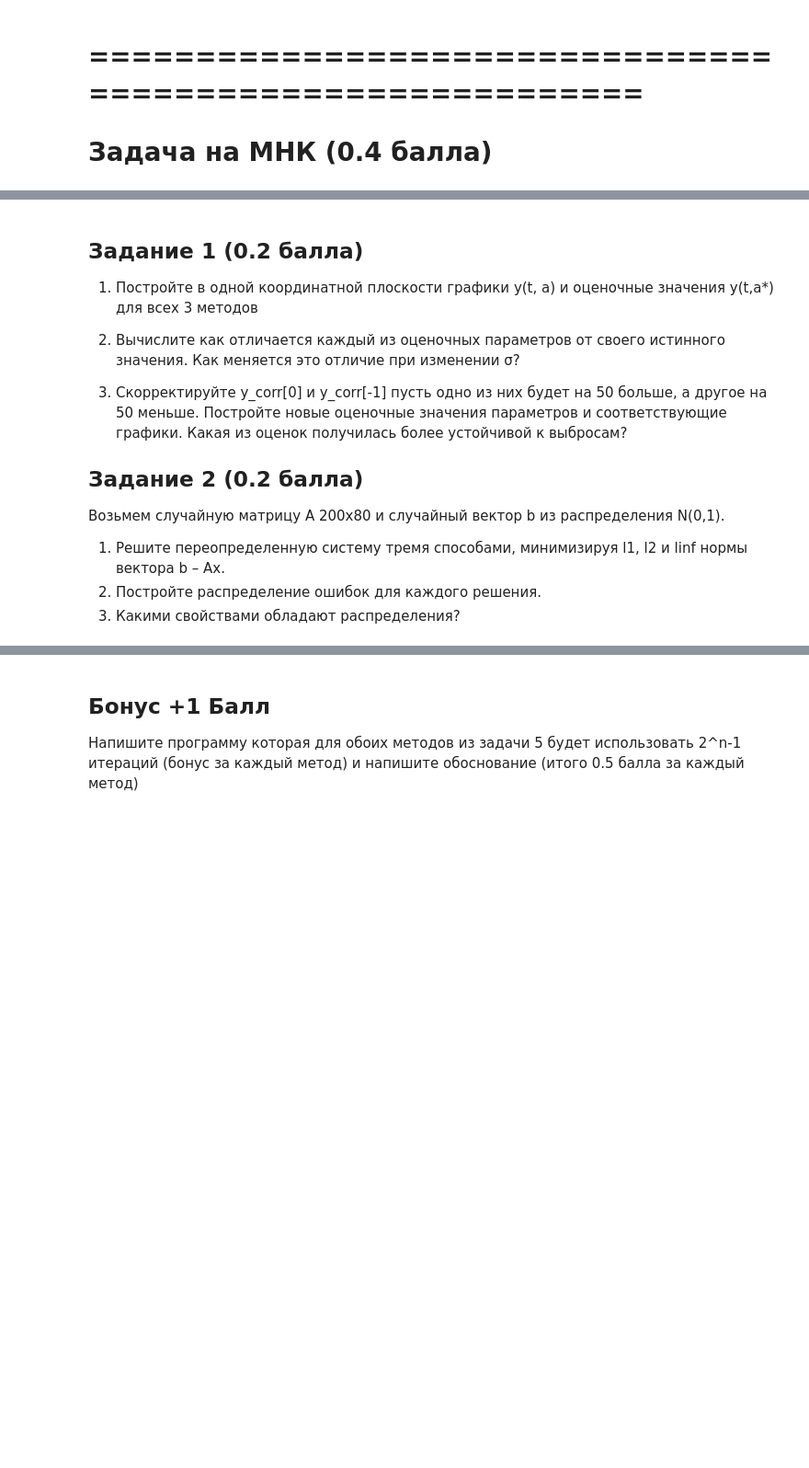
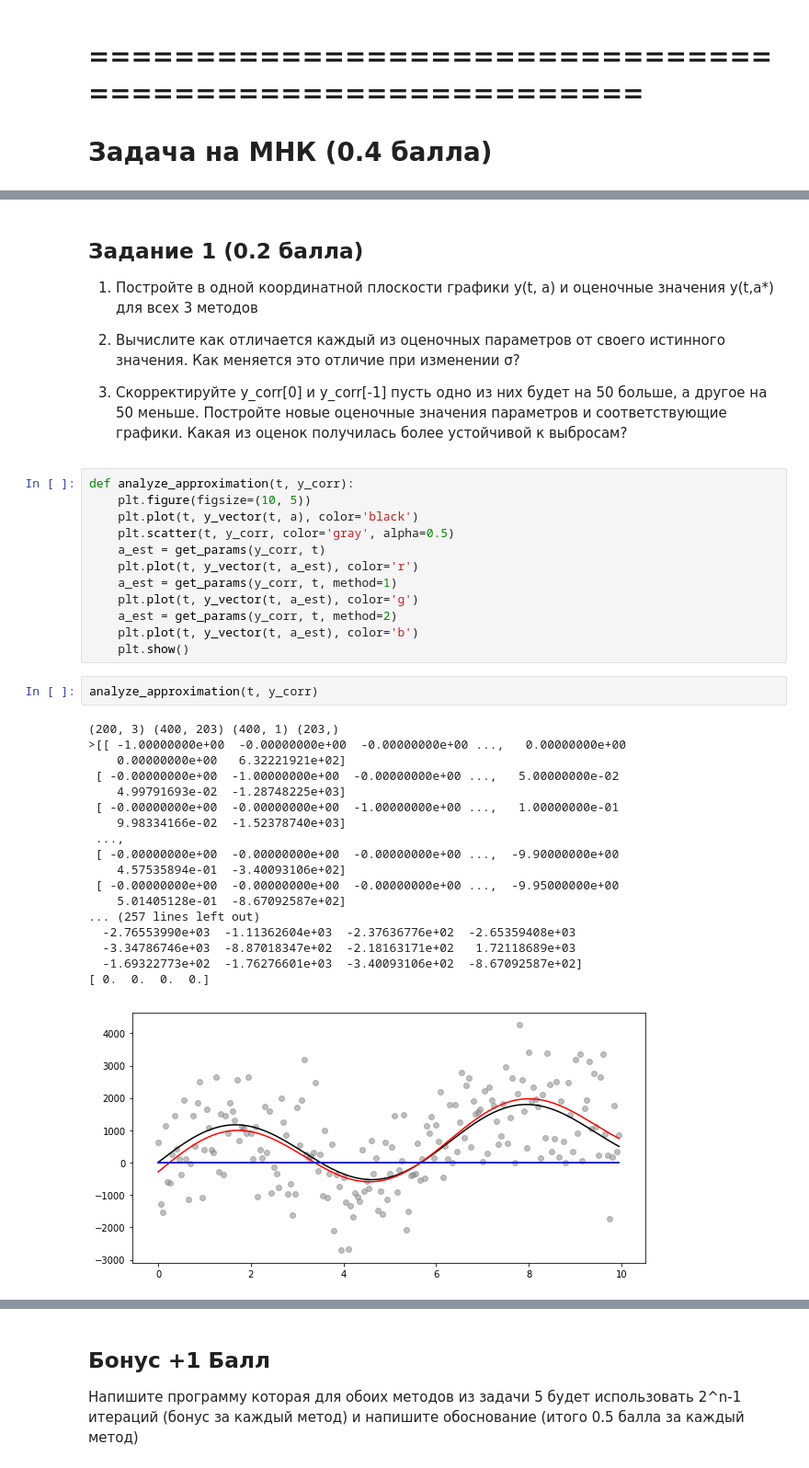
Before and after one commit to Wiki-fan/MIPT-all, a Jupyter notebook: задание.ipynb, the cells around one changed output, grey strips where cells are left out. Shown at 92% size. Drawn from its saved outputs; the diff is of its cells as text; blank space fills up the shorter version.

```diff
--- a/задание.ipynb
+++ b/задание.ipynb
@@ -475,10 +537,36 @@ def get_params (y_corr, t, method=0):
 
 2.	Вычислите как отличается каждый из оценочных параметров от своего истинного значения. Как меняется это отличие при изменении σ?
 3.	Скорректируйте y_corr[0]  и y_corr[-1] пусть одно из них будет на 50 больше, а другое на 50 меньше. Постройте новые оценочные значения параметров  и соответствующие графики. Какая из оценок получилась более устойчивой к выбросам?
-
-## Задание 2 (0.2 балла)
-Возьмем случайную матрицу A  200x80 и случайный вектор b из распределения N(0,1).
-
-1. Решите переопределенную систему тремя способами, минимизируя l1, l2 и linf нормы вектора b – Ax.
-2. Постройте распределение ошибок для каждого решения.
-3. Какими свойствами обладают распределения?
+# %%
+def analyze_approximation(t, y_corr):
+    plt.figure(figsize=(10, 5))
+    plt.plot(t, y_vector(t, a), color='black')
+    plt.scatter(t, y_corr, color='gray', alpha=0.5)
+    a_est = get_params(y_corr, t)
+    plt.plot(t, y_vector(t, a_est), color='r')
+    a_est = get_params(y_corr, t, method=1)
+    plt.plot(t, y_vector(t, a_est), color='g')
+    a_est = get_params(y_corr, t, method=2)
+    plt.plot(t, y_vector(t, a_est), color='b')
+    plt.show()
+# %%
+analyze_approximation(t, y_corr)
+# %% [output]
+(200, 3) (400, 203) (400, 1) (203,)
+>[[ -1.00000000e+00  -0.00000000e+00  -0.00000000e+00 ...,   0.00000000e+00
+    0.00000000e+00   6.32221921e+02]
+ [ -0.00000000e+00  -1.00000000e+00  -0.00000000e+00 ...,   5.00000000e-02
+    4.99791693e-02  -1.28748225e+03]
+ [ -0.00000000e+00  -0.00000000e+00  -1.00000000e+00 ...,   1.00000000e-01
+    9.98334166e-02  -1.52378740e+03]
+ ...,
+ [ -0.00000000e+00  -0.00000000e+00  -0.00000000e+00 ...,  -9.90000000e+00
+    4.57535894e-01  -3.40093106e+02]
+ [ -0.00000000e+00  -0.00000000e+00  -0.00000000e+00 ...,  -9.95000000e+00
+    5.01405128e-01  -8.67092587e+02]
+... (257 lines left out)
+  -2.76553990e+03  -1.11362604e+03  -2.37636776e+02  -2.65359408e+03
+  -3.34786746e+03  -8.87018347e+02  -2.18163171e+02   1.72118689e+03
+  -1.69322773e+02  -1.76276601e+03  -3.40093106e+02  -8.67092587e+02]
+[ 0.  0.  0.  0.]
+[figure, added]
```
Also changed, not shown: parts of 11 cells of this notebook.
